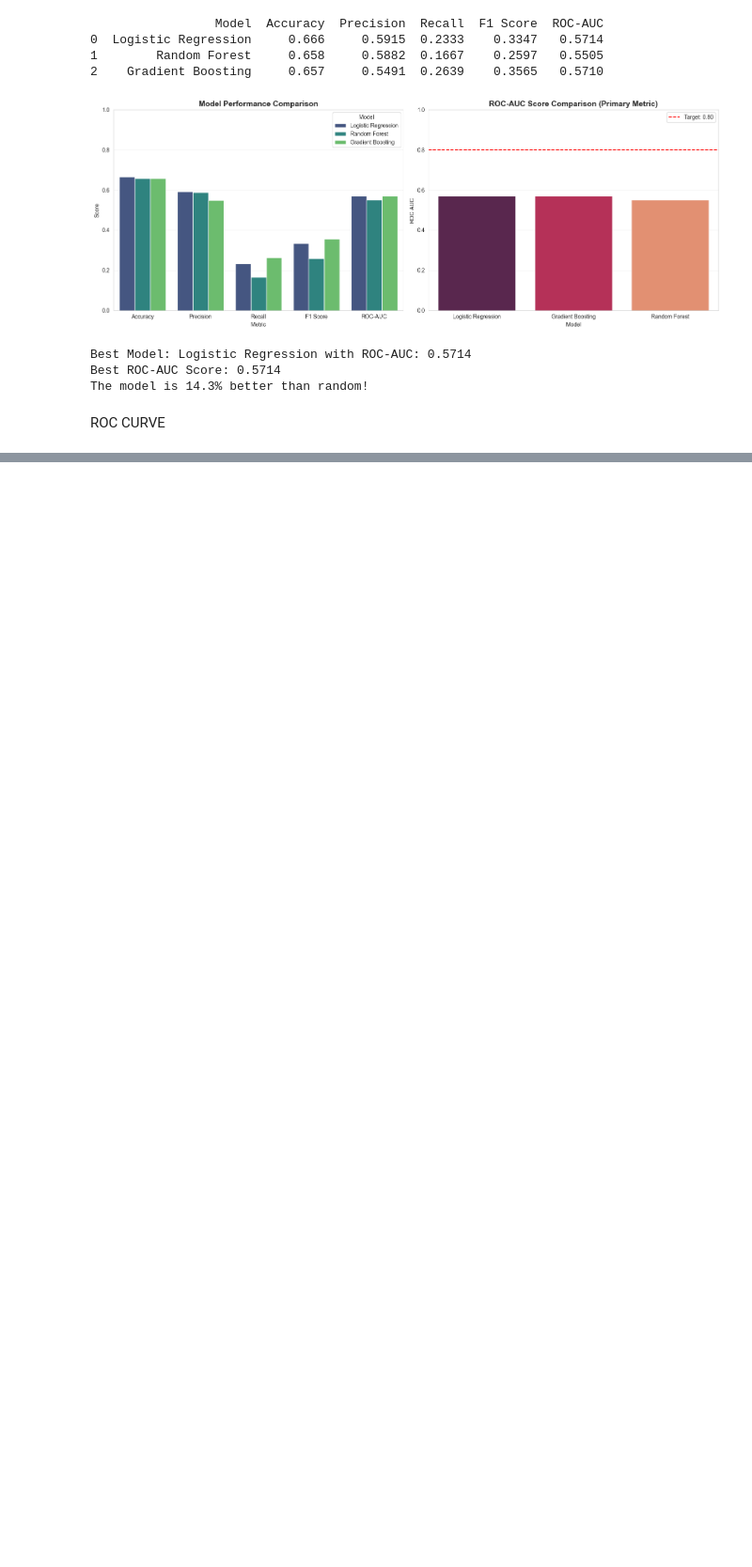
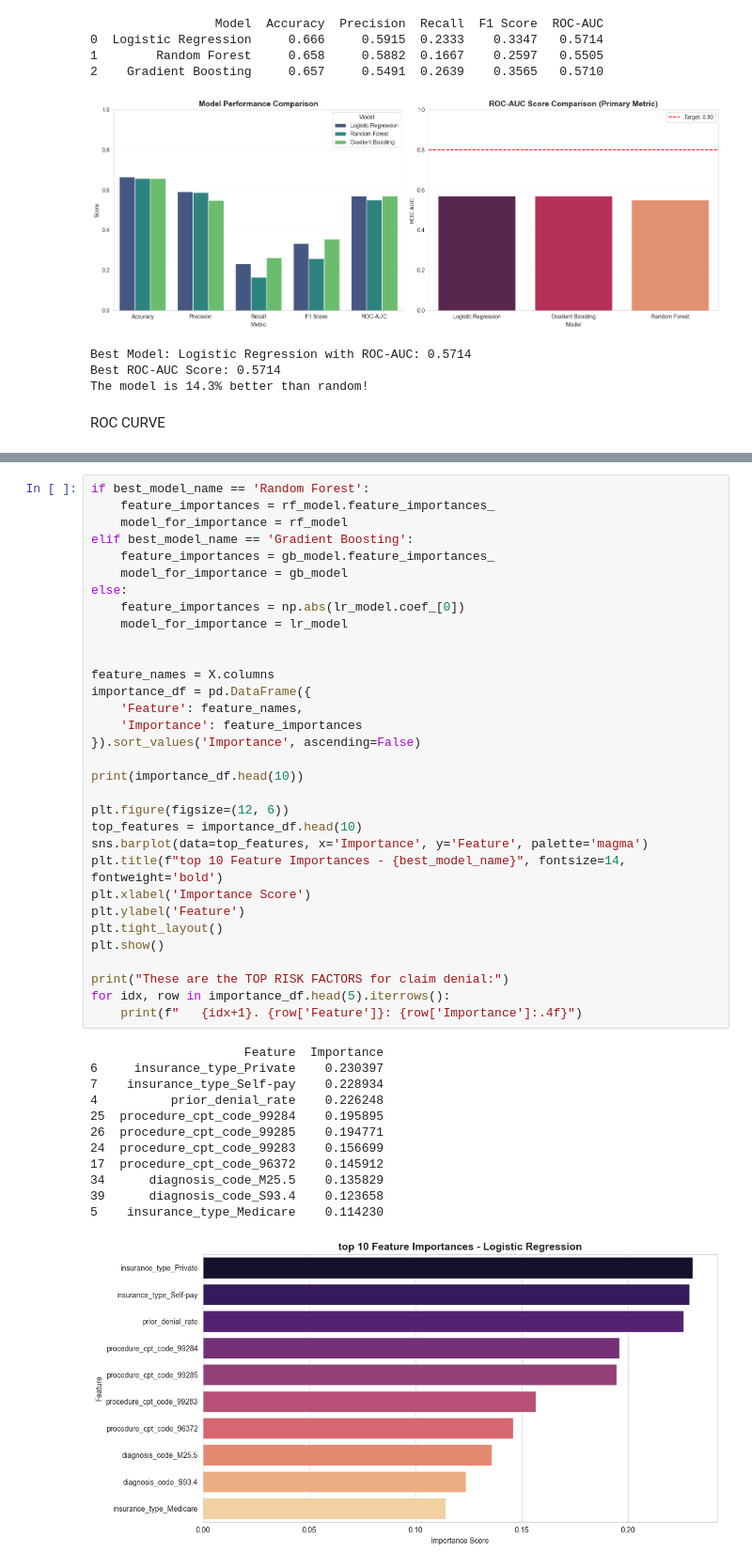
Before and after one commit to Wewds1/healthcare-billing, a Jupyter notebook: ml/notebooks/denial_model_exploration.ipynb, the cells around one changed output, grey strips where cells are left out. Shown at 94% size. Cells and saved outputs as stored; diff of their text form; blank space fills up the shorter version.

```diff
--- a/ml/notebooks/denial_model_exploration.ipynb
+++ b/ml/notebooks/denial_model_exploration.ipynb
@@ -312,0 +316,45 @@ plt.title('ROC Curve Comparison', fontsize=14, fontweight='bold')
+# %%
+if best_model_name == 'Random Forest':
+    feature_importances = rf_model.feature_importances_
+    model_for_importance = rf_model
+elif best_model_name == 'Gradient Boosting':
+    feature_importances = gb_model.feature_importances_
+    model_for_importance = gb_model
+else:
+    feature_importances = np.abs(lr_model.coef_[0])
+    model_for_importance = lr_model
+
+
+feature_names = X.columns
+importance_df = pd.DataFrame({
+    'Feature': feature_names,
+    'Importance': feature_importances
+}).sort_values('Importance', ascending=False)
+
+print(importance_df.head(10))
+
+plt.figure(figsize=(12, 6))
+top_features = importance_df.head(10)
+sns.barplot(data=top_features, x='Importance', y='Feature', palette='magma')
+plt.title(f"top 10 Feature Importances - {best_model_name}", fontsize=14, fontweight='bold')
+plt.xlabel('Importance Score')
+plt.ylabel('Feature')
+plt.tight_layout()
+plt.show()
+
+print("These are the TOP RISK FACTORS for claim denial:")
+for idx, row in importance_df.head(5).iterrows():
+    print(f"   {idx+1}. {row['Feature']}: {row['Importance']:.4f}")
+# %% [output]
+                     Feature  Importance
+6     insurance_type_Private    0.230397
+7    insurance_type_Self-pay    0.228934
+4          prior_denial_rate    0.226248
+25  procedure_cpt_code_99284    0.195895
+26  procedure_cpt_code_99285    0.194771
+24  procedure_cpt_code_99283    0.156699
+17  procedure_cpt_code_96372    0.145912
+34      diagnosis_code_M25.5    0.135829
+39      diagnosis_code_S93.4    0.123658
+5    insurance_type_Medicare    0.114230
+[figure, added]
```
Also changed, not shown: parts of 5 cells of this notebook, 4 other files.
